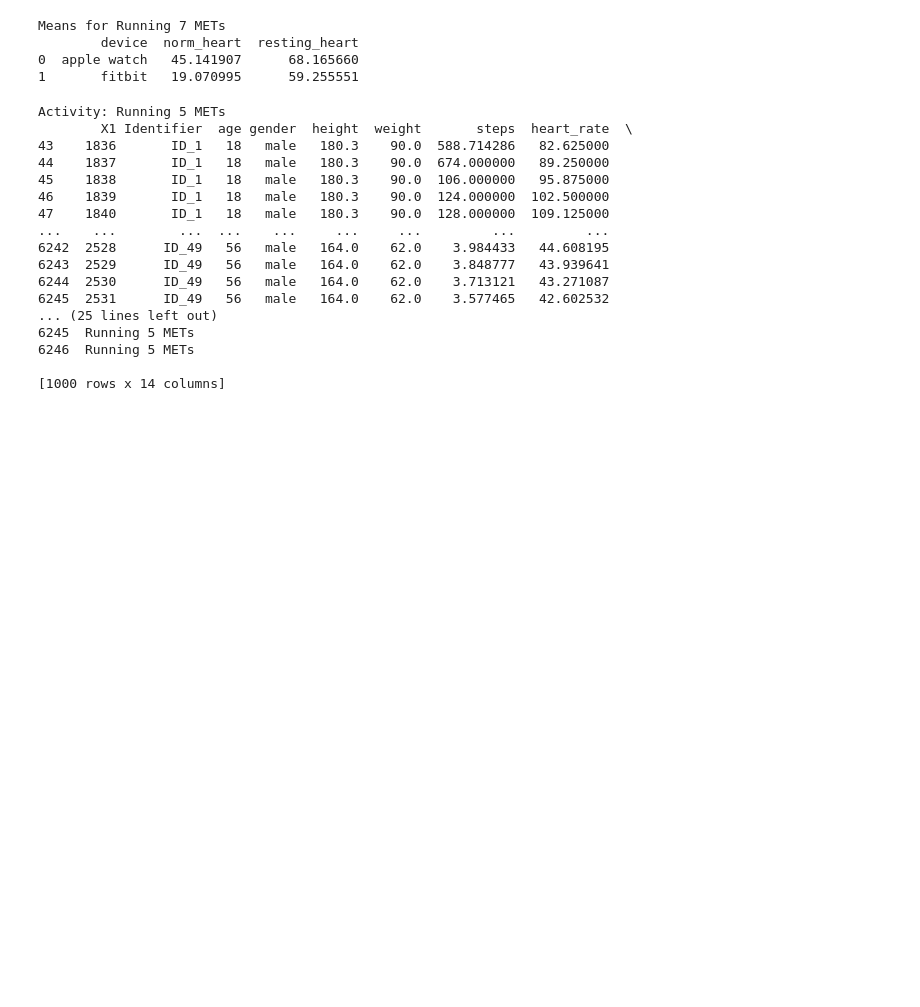
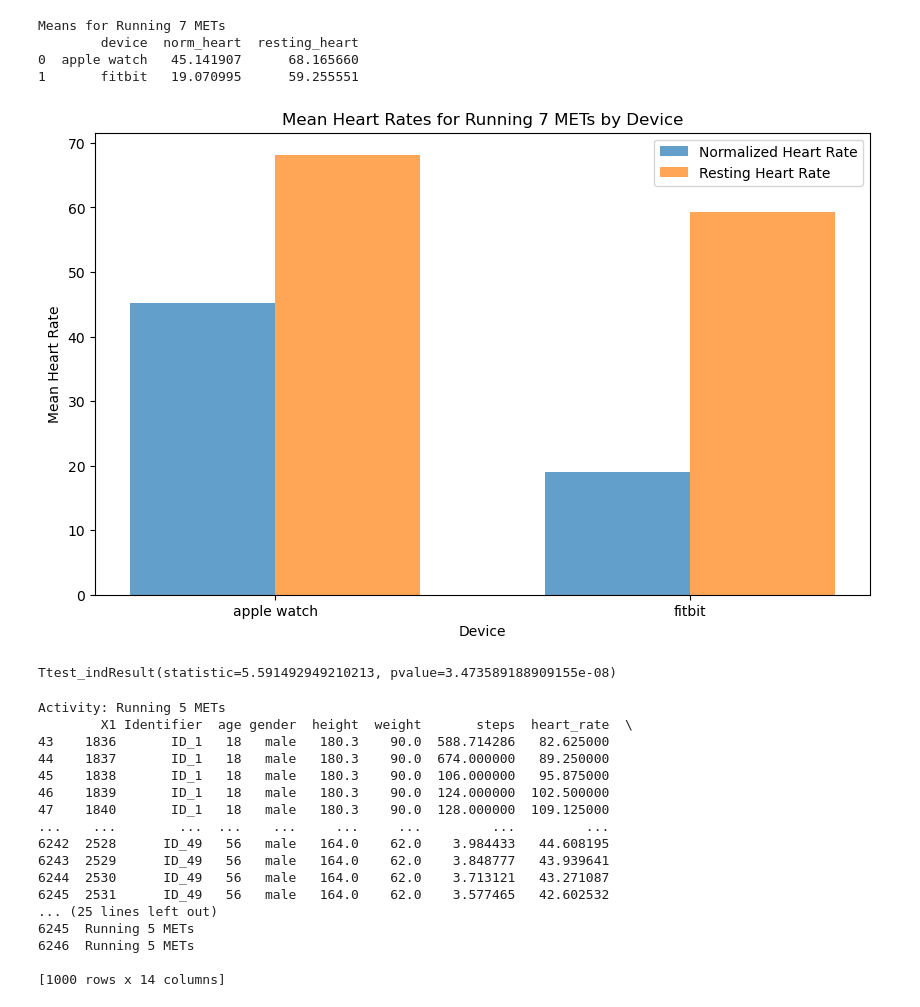
Before and after one commit to caitepley/Group1-Project1, a Jupyter notebook: main_aw.ipynb, the cells around one changed output. Saved outputs shown, nothing was run; the diff lists cells and outputs as text; code cells hidden in the pictures; blank space fills up the shorter version.

```diff
--- a/main_aw.ipynb
+++ b/main_aw.ipynb
@@ -229,6 +231,35 @@ Means for Running 7 METs
         device  norm_heart  resting_heart
 0  apple watch   45.141907      68.165660
 1       fitbit   19.070995      59.255551
+# %%
+# Grouped bar chart for mean heart rates by device
+bar_width = 0.35
+index = np.arange(len(means_run7_df['device']))
+
+plt.figure(figsize=(10, 6))
+plt.bar(index, means_run7_df['norm_heart'], width=bar_width, label='Normalized Heart Rate', alpha=0.7)
+plt.bar(index + bar_width, means_run7_df['resting_heart'], width=bar_width, label='Resting Heart Rate', alpha=0.7)
+
+plt.xlabel('Device')
+plt.ylabel('Mean Heart Rate')
+plt.title('Mean Heart Rates for Running 7 METs by Device')
+plt.xticks(index + bar_width / 2, means_run7_df['device'])
+plt.legend()
+plt.show()
+# %% [output]
+[figure, added]
+# %%
+#Ttest
+df_aw = run7_df[run7_df['device']=='apple watch']
+df_fb = run7_df[run7_df['device']=='fitbit']
+
+stats.ttest_ind(df_aw['resting_heart'], df_fb['resting_heart'], equal_var=False)
+
+
+
+#There is no significant differences in the means reported for the resting heart rates between Apple Watch and Fitbit for the activity Running 7 METs.
+# %% [output]
+Ttest_indResult(statistic=5.591492949210213, pvalue=3.473589188909155e-08)
 # %%
 # Create a new DataFrame with rows where the activity is "Running"
 run5_df = new_reduce_df[new_reduce_df['activity'] == 'Running 5 METs']
```
Also changed, not shown: parts of 9 cells of this notebook.
